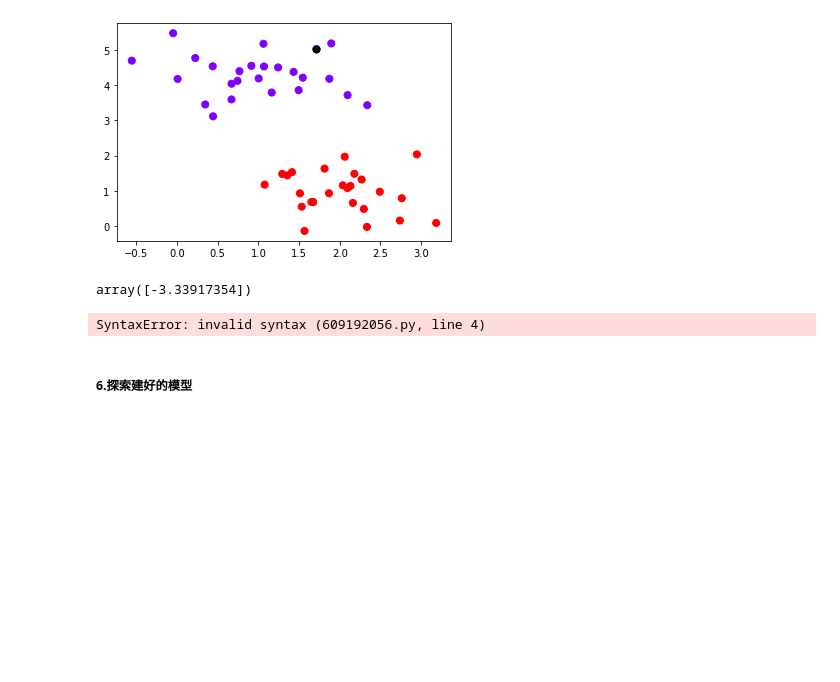
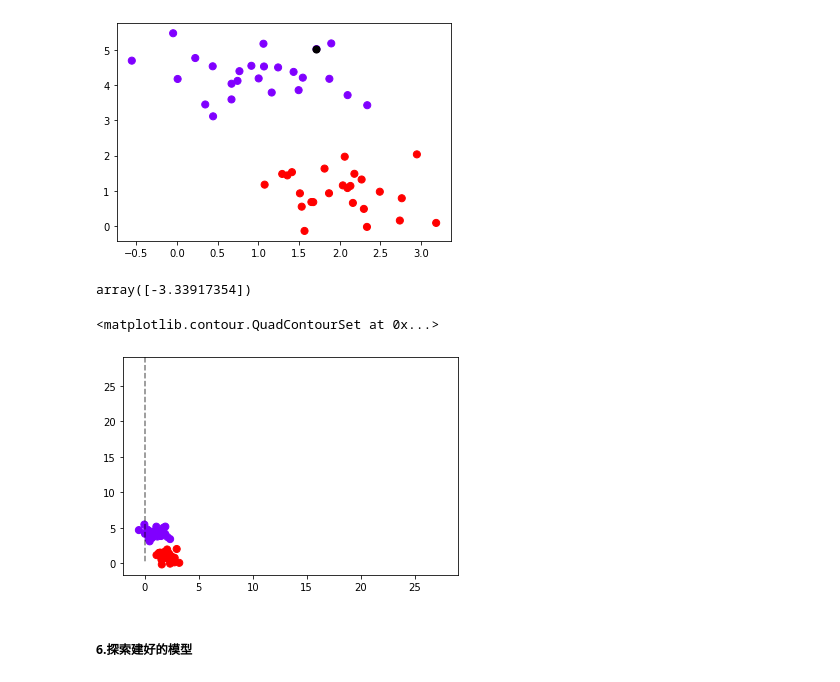
Before and after one commit to CEZZI/Note_sklearn, a Jupyter notebook: Chap7_SVM.ipynb, the cells around one changed output. Saved outputs shown, nothing was run; the diff lists cells and outputs as text; code cells hidden in the pictures; blank space fills up the shorter version.

```diff
--- a/Chap7_SVM.ipynb
+++ b/Chap7_SVM.ipynb
@@ -176,13 +178,14 @@ array([-3.33917354])
 # %%
 plt.scatter(X[:,0],X[:,1],c=y,s=50,cmap="rainbow")
 ax = plt.gca()
-ax.contour(axisx,axisy,
+ax.contour(axisx,axisy
             ,colors="k"
             ,levels=[-3.33917354]
             ,alpha=0.5
             ,linestyles=["--"])
 # %% [output]
-SyntaxError: invalid syntax (609192056.py, line 4)
+<matplotlib.contour.QuadContourSet at 0x...>
+[figure, added]
 # %% [markdown]
 ##### 6.探索建好的模型
 # %%
```
Also changed, not shown: parts of 26 cells of this notebook, 4 other files.
